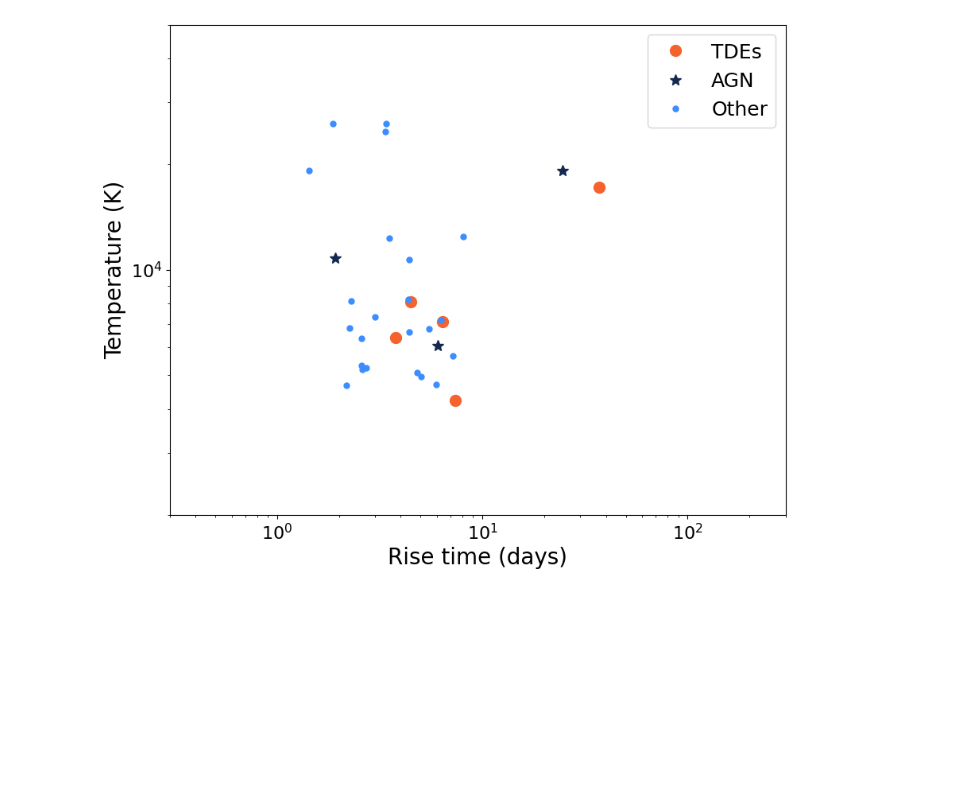
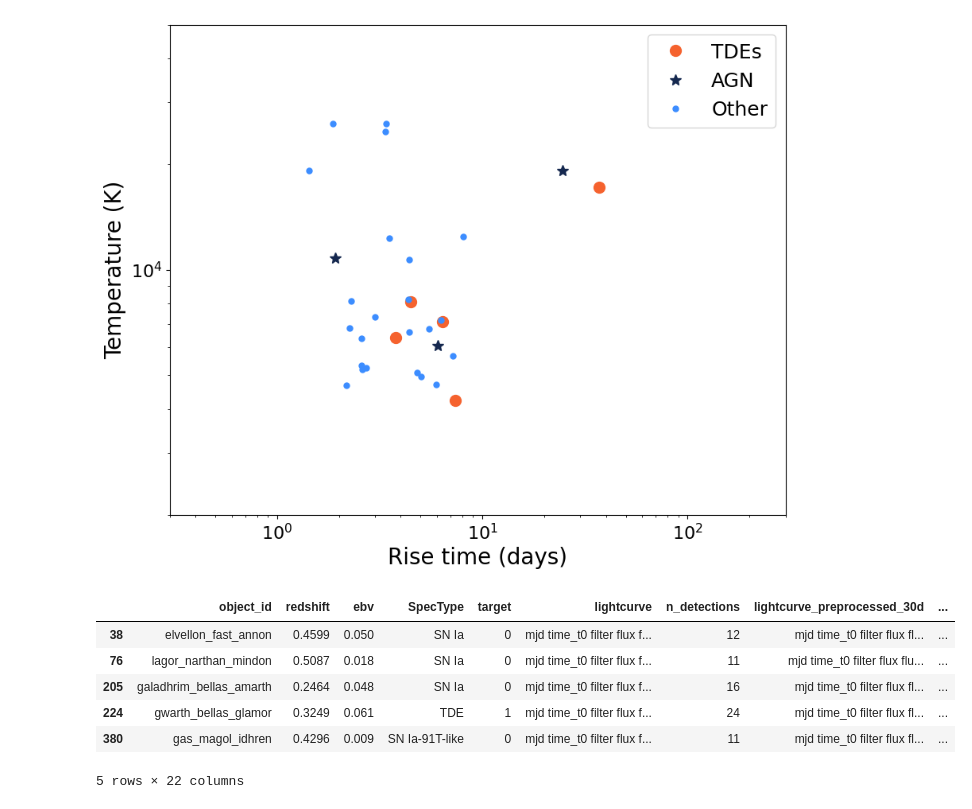
Before and after one commit to emilleishida/Fink_earlyTDE_v2, a Jupyter notebook: notebooks/Preprocessing_cuts_and_feature_extraction.ipynb, the cells around one changed output. Cells and saved outputs as stored; diff of their text form; code cells hidden in the pictures; blank space fills up the shorter version.

```diff
--- a/notebooks/Preprocessing_cuts_and_feature_extraction.ipynb
+++ b/notebooks/Preprocessing_cuts_and_feature_extraction.ipynb
@@ -154,0 +265,36 @@ print(len(df_rising))
+# %%
+for _, row in df.iterrows():
+  rising_mask = []
+  for jd_max in sorted(row['lightcurve']['mjd'], reverse=False):
+
+    mask_lc = (row['lightcurve']['mjd'] <= jd_max) & (row["lightcurve"]["detection_5SNR"])
+    if row['lightcurve_preprocessed_30d'] is not None:
+      mask_lc_plus30d = mask_lc | row['lightcurve'].index.isin(row['lightcurve_preprocessed_30d'].index)
+    else:
+      mask_lc_plus30d = mask_lc
+
+    # Get lc arrays
+    lc = {
+        'mjd': row['lightcurve']['mjd'][mask_lc_plus30d].to_numpy() ,
+        'flux': row['lightcurve']['flux_dered'][mask_lc_plus30d].to_numpy(),
+        'flux_err': row['lightcurve']['flux_err_dered'][mask_lc_plus30d].to_numpy(),
+        'filter': row['lightcurve']['filter'][mask_lc_plus30d]
+        }
+
+    # Apply rising mask
+    if not is_rising(lc['mjd'], lc['flux'], lc['flux_err'], lc['filter'],
+                     verbose = False):
+      rising_mask.append(False)
+      continue
+
+    rising_mask.append(True)
+    # Require at least 5 points for the fit
+    if len(lc['mjd']) < 5:
+      continue
+
+    # Apply Rainbow fit
+    features = extract_features(lc)
+    if features is not None:
+
+      print('s')
+      break
@@ -326,8 +337,4 @@ df_with_feat_no_cuts = df_with_feat_no_cuts[
 df_with_feat = df_with_feat[
 	~df_with_feat.reference_time.isna()
 ]
-# %%
-df_with_feat = df_with_feat[
-	~df_with_feat.reference_time.isna()
-]
 # %% [markdown]
@@ -391,3 +394,13 @@ ax.legend(fontsize = 18)
 # %% [output]
 <matplotlib.legend.Legend at 0x...>
 [figure]
+# %%
+df_with_feat.head()
+# %% [output]
+|  | object_id | redshift | ebv | SpecType | target | lightcurve | n_detections | lightcurve_preprocessed_30d | ... |
+| 38 | elvellon_fast_annon | 0.4599 | 0.050 | SN Ia | 0 | mjd time_t0 filter flux f... | 12 | mjd time_t0 filter flux fl... | ... |
+| 76 | lagor_narthan_mindon | 0.5087 | 0.018 | SN Ia | 0 | mjd time_t0 filter flux f... | 11 | mjd time_t0 filter flux flu... | ... |
+| 205 | galadhrim_bellas_amarth | 0.2464 | 0.048 | SN Ia | 0 | mjd time_t0 filter flux f... | 16 | mjd time_t0 filter flux fl... | ... |
+| 224 | gwarth_bellas_glamor | 0.3249 | 0.061 | TDE | 1 | mjd time_t0 filter flux f... | 24 | mjd time_t0 filter flux fl... | ... |
+| 380 | gas_magol_idhren | 0.4296 | 0.009 | SN Ia-91T-like | 0 | mjd time_t0 filter flux f... | 11 | mjd time_t0 filter flux fl... | ... |
+5 rows × 22 columns
```
Also changed, not shown: parts of 11 cells of this notebook.
